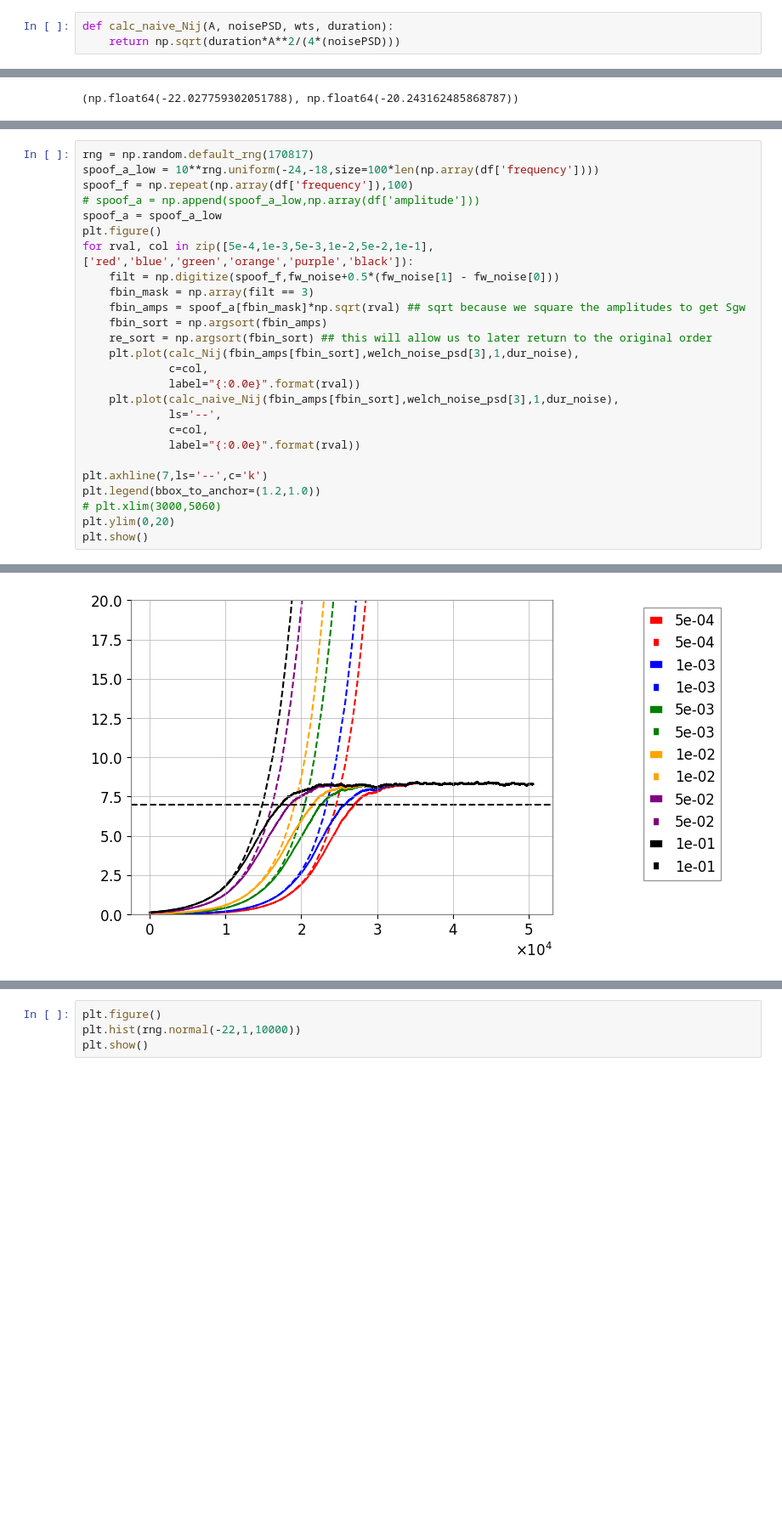
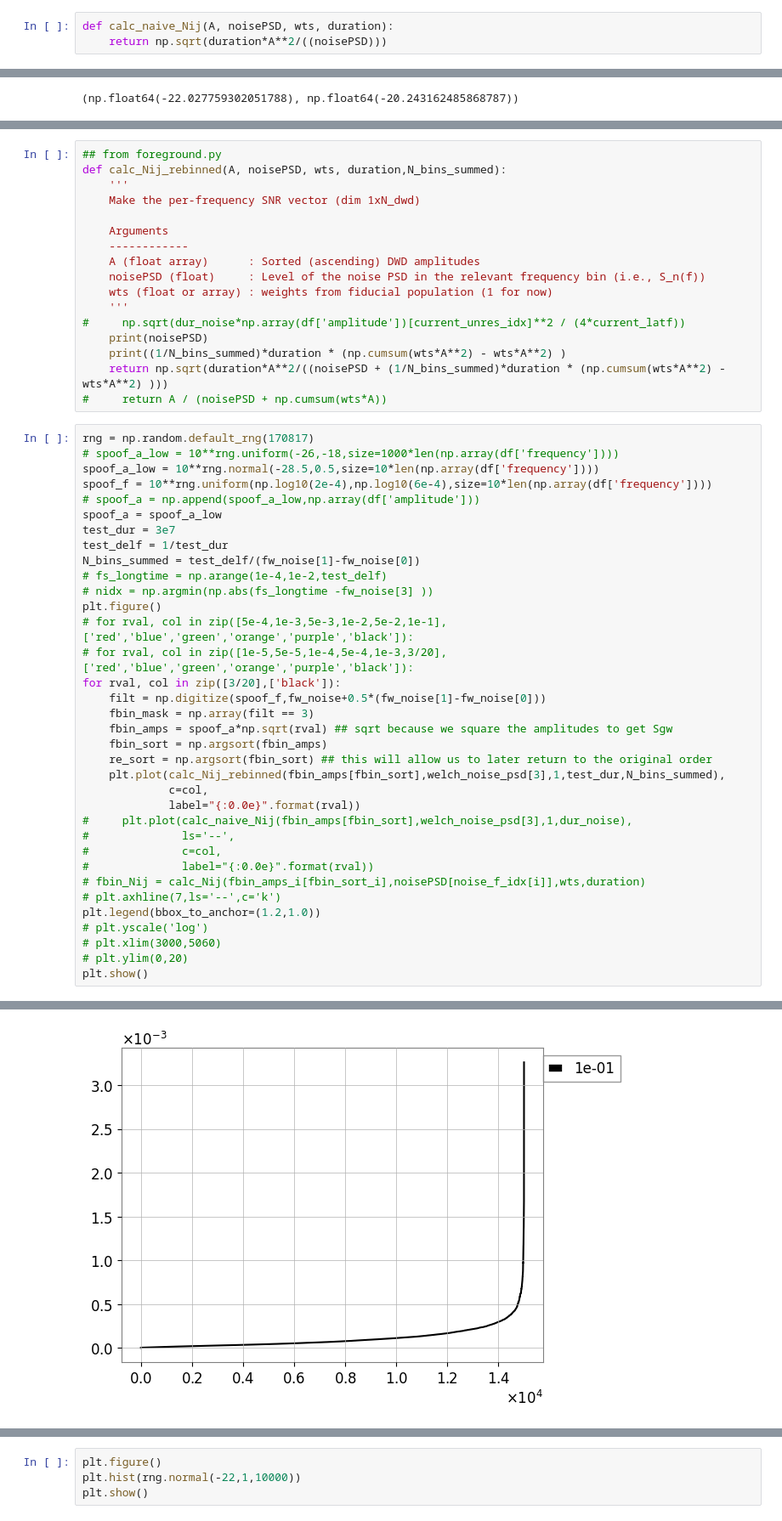
Before and after one commit to criswellalexander/gb-population-inference, a Jupyter notebook: test_gb_selection-cleaned-up.ipynb, the cells around one changed output, grey strips where cells are left out. Shown at 85% size. Cells and saved outputs as stored; diff of their text form; blank space fills up the shorter version.

```diff
--- a/test_gb_selection-cleaned-up.ipynb
+++ b/test_gb_selection-cleaned-up.ipynb
@@ -657,7 +851,7 @@ Fast N_resolved=1063; iterative N_resolved=236.
 Hmm... the fast method breaks down when the level of the confusion noise becomes comparable to the level of the instrumental noise. This could be because we are not correctly treating the confusion noise, or because the simulated data we are using (with very few binaries, relatively speaking) is violating the assumptions we are making. Let's investigate:
 # %%
 def calc_naive_Nij(A, noisePSD, wts, duration):
-    return np.sqrt(duration*A**2/(4*(noisePSD)))
+    return np.sqrt(duration*A**2/((noisePSD)))
 # %%
 plt.figure()
 for rval, col in zip([5e-4,1e-3,5e-3,1e-2,5e-2,1e-1],['red','blue','green','orange','purple','black']):
@@ -690,27 +900,53 @@ np.log10(np.array(df['amplitude'])).min(),np.log10(np.array(df['amplitude'])).ma
+# %%
+## from foreground.py
+def calc_Nij_rebinned(A, noisePSD, wts, duration,N_bins_summed):
+    '''
+    Make the per-frequency SNR vector (dim 1xN_dwd)
+
+    Arguments
+    ------------
+    A (float array)      : Sorted (ascending) DWD amplitudes
+    noisePSD (float)     : Level of the noise PSD in the relevant frequency bin (i.e., S_n(f))
+    wts (float or array) : weights from fiducial population (1 for now)
+    '''
+#     np.sqrt(dur_noise*np.array(df['amplitude'])[current_unres_idx]**2 / (4*current_latf))
+    print(noisePSD)
+    print((1/N_bins_summed)*duration * (np.cumsum(wts*A**2) - wts*A**2) )
+    return np.sqrt(duration*A**2/((noisePSD + (1/N_bins_summed)*duration * (np.cumsum(wts*A**2) - wts*A**2) )))
+#     return A / (noisePSD + np.cumsum(wts*A))
 # %%
 rng = np.random.default_rng(170817)
-spoof_a_low = 10**rng.uniform(-24,-18,size=100*len(np.array(df['frequency'])))
-spoof_f = np.repeat(np.array(df['frequency']),100)
+# spoof_a_low = 10**rng.uniform(-26,-18,size=1000*len(np.array(df['frequency'])))
+spoof_a_low = 10**rng.normal(-28.5,0.5,size=10*len(np.array(df['frequency'])))
+spoof_f = 10**rng.uniform(np.log10(2e-4),np.log10(6e-4),size=10*len(np.array(df['frequency'])))
 # spoof_a = np.append(spoof_a_low,np.array(df['amplitude']))
 spoof_a = spoof_a_low
+test_dur = 3e7
+test_delf = 1/test_dur
+N_bins_summed = test_delf/(fw_noise[1]-fw_noise[0])
+# fs_longtime = np.arange(1e-4,1e-2,test_delf)
+# nidx = np.argmin(np.abs(fs_longtime -fw_noise[3] ))
 plt.figure()
-for rval, col in zip([5e-4,1e-3,5e-3,1e-2,5e-2,1e-1],['red','blue','green','orange','purple','black']):
-    filt = np.digitize(spoof_f,fw_noise+0.5*(fw_noise[1] - fw_noise[0]))
+# for rval, col in zip([5e-4,1e-3,5e-3,1e-2,5e-2,1e-1],['red','blue','green','orange','purple','black']):
+# for rval, col in zip([1e-5,5e-5,1e-4,5e-4,1e-3,3/20],['red','blue','green','orange','purple','black']):
+for rval, col in zip([3/20],['black']):
+    filt = np.digitize(spoof_f,fw_noise+0.5*(fw_noise[1]-fw_noise[0]))
     fbin_mask = np.array(filt == 3)
-    fbin_amps = spoof_a[fbin_mask]*np.sqrt(rval) ## sqrt because we square the amplitudes to get Sgw
+    fbin_amps = spoof_a*np.sqrt(rval) ## sqrt because we square the amplitudes to get Sgw
     fbin_sort = np.argsort(fbin_amps)
     re_sort = np.argsort(fbin_sort) ## this will allow us to later return to the original order
-    plt.plot(calc_Nij(fbin_amps[fbin_sort],welch_noise_psd[3],1,dur_noise),
+    plt.plot(calc_Nij_rebinned(fbin_amps[fbin_sort],welch_noise_psd[3],1,test_dur,N_bins_summed),
              c=col,
              label="{:0.0e}".format(rval))
-    plt.plot(calc_naive_Nij(fbin_amps[fbin_sort],welch_noise_psd[3],1,dur_noise),
-             ls='--',
-             c=col,
-             label="{:0.0e}".format(rval))
-
-plt.axhline(7,ls='--',c='k')
+#     plt.plot(calc_naive_Nij(fbin_amps[fbin_sort],welch_noise_psd[3],1,dur_noise),
+#              ls='--',
+#              c=col,
+#              label="{:0.0e}".format(rval))
+# fbin_Nij = calc_Nij(fbin_amps_i[fbin_sort_i],noisePSD[noise_f_idx[i]],wts,duration)
+# plt.axhline(7,ls='--',c='k')
 plt.legend(bbox_to_anchor=(1.2,1.0))
+# plt.yscale('log')
 # plt.xlim(3000,5060)
-plt.ylim(0,20)
+# plt.ylim(0,20)
 plt.show()
 # %% [output]
@@ -717 +956 @@ plt.show()
-[figure, old version]
+[figure, new version]
```
Also changed, not shown: parts of 57 cells of this notebook, 1 other file.
